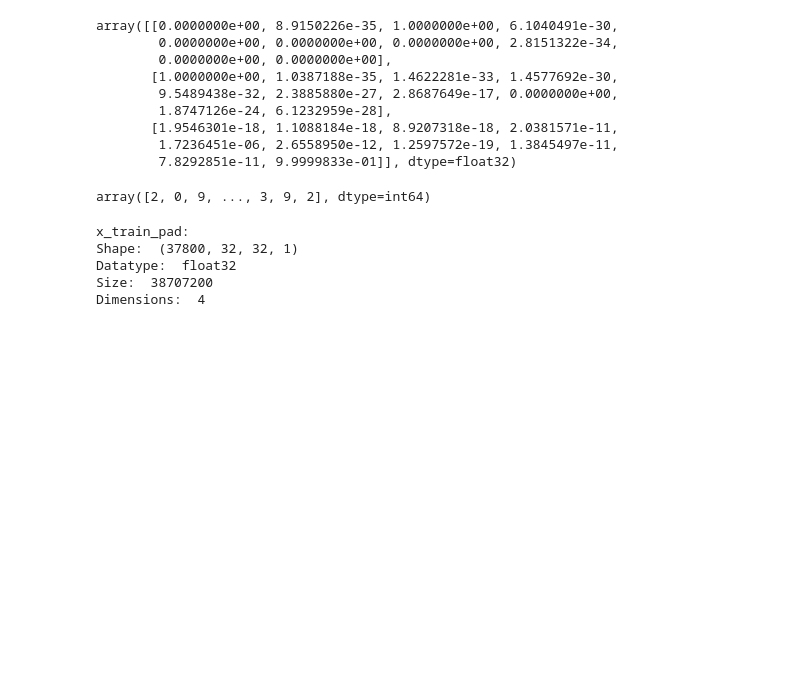
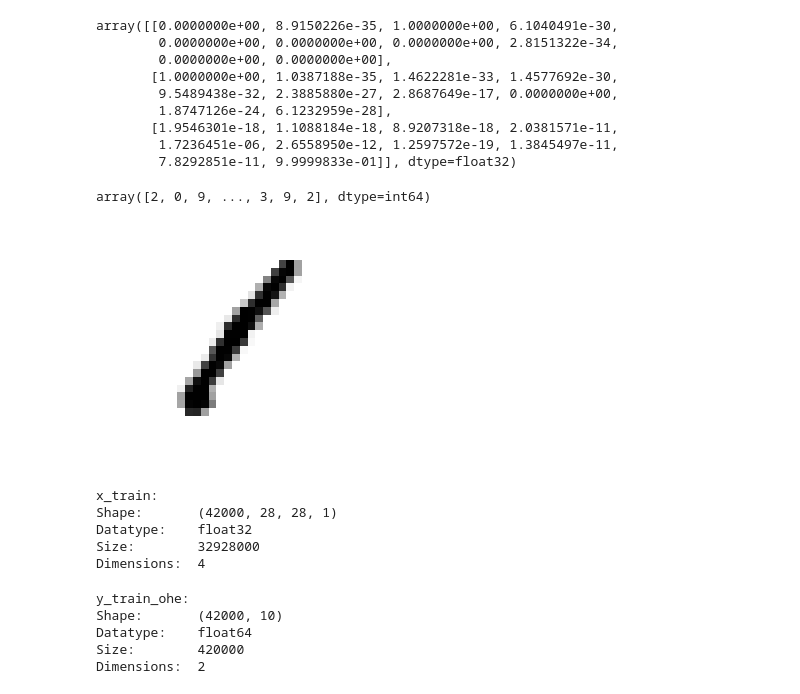
Before and after one commit to NaudeConradie/ADA874, a Jupyter notebook: Kaggle Competition/Digit Recognizer/DigitRecognizer.ipynb, the cells around one changed output. Saved outputs shown, nothing was run; the diff lists cells and outputs as text; code cells hidden in the pictures; blank space fills up the shorter version.

```diff
--- a/Kaggle Competition/Digit Recognizer/DigitRecognizer.ipynb
+++ b/Kaggle Competition/Digit Recognizer/DigitRecognizer.ipynb
@@ -198,12 +234,32 @@ x_test_pad = pad_x(x_test)
+# %%
+def prep_x(x_data):
+    x_data = x_data[..., np.newaxis]
+    return x_data
+# %%
+x_train = train_data.iloc[:, 1:]
+x_train = x_train.values.astype(np.float32).reshape((x_train.shape[0], 28, 28)) / 255
+
+plot_digit(x_train[0], 28)
+
+y_train = train_data.iloc[:, 0]
+y_train = y_train.values.astype(np.float32)
+
+x_test = test_data.iloc[:, :]
+x_test = test_data.values.astype(np.float32).reshape((x_test.shape[0], 28, 28))
+
+x_train = prep_x(x_train)
+x_test = prep_x(x_test)
+# %% [output]
+[figure, added]
 # %%
-print('x_train_pad:')
-print('Shape: ', x_train_pad.shape)
-print('Datatype: ', x_train_pad.dtype)
-print('Size: ', x_train_pad.size)
-print('Dimensions: ', x_train_pad.ndim)
+print('x_train:')
+print('Shape:      ', x_train.shape)
+print('Datatype:   ', x_train.dtype)
+print('Size:       ', x_train.size)
+print('Dimensions: ', x_train.ndim)
 # %% [output]
-x_train_pad:
-Shape:  (37800, 32, 32, 1)
-Datatype:  float32
-Size:  38707200
+x_train:
+Shape:       (42000, 28, 28, 1)
+Datatype:    float32
+Size:        32928000
 Dimensions:  4
@@ -210,2 +270,14 @@ Dimensions:  4
+# %%
+print('y_train_ohe:')
+print('Shape:      ', y_train_ohe.shape)
+print('Datatype:   ', y_train_ohe.dtype)
+print('Size:       ', y_train_ohe.size)
+print('Dimensions: ', y_train_ohe.ndim)
+# %% [output]
+y_train_ohe:
+Shape:       (42000, 10)
+Datatype:    float64
+Size:        420000
+Dimensions:  2
 # %%
 ln5 = keras.models.Sequential([
```
Also changed, not shown: parts of 17 cells of this notebook, 9 other files.
